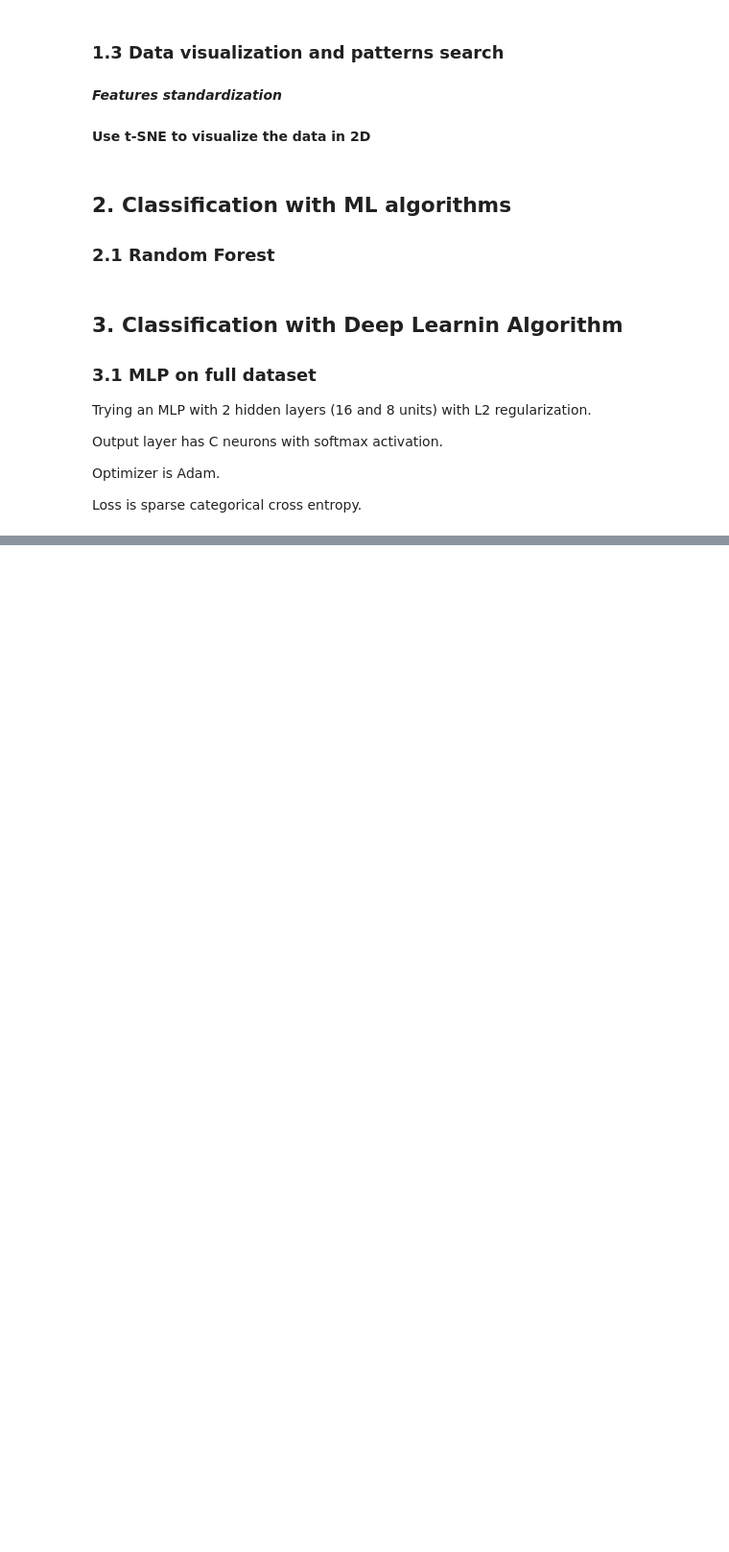
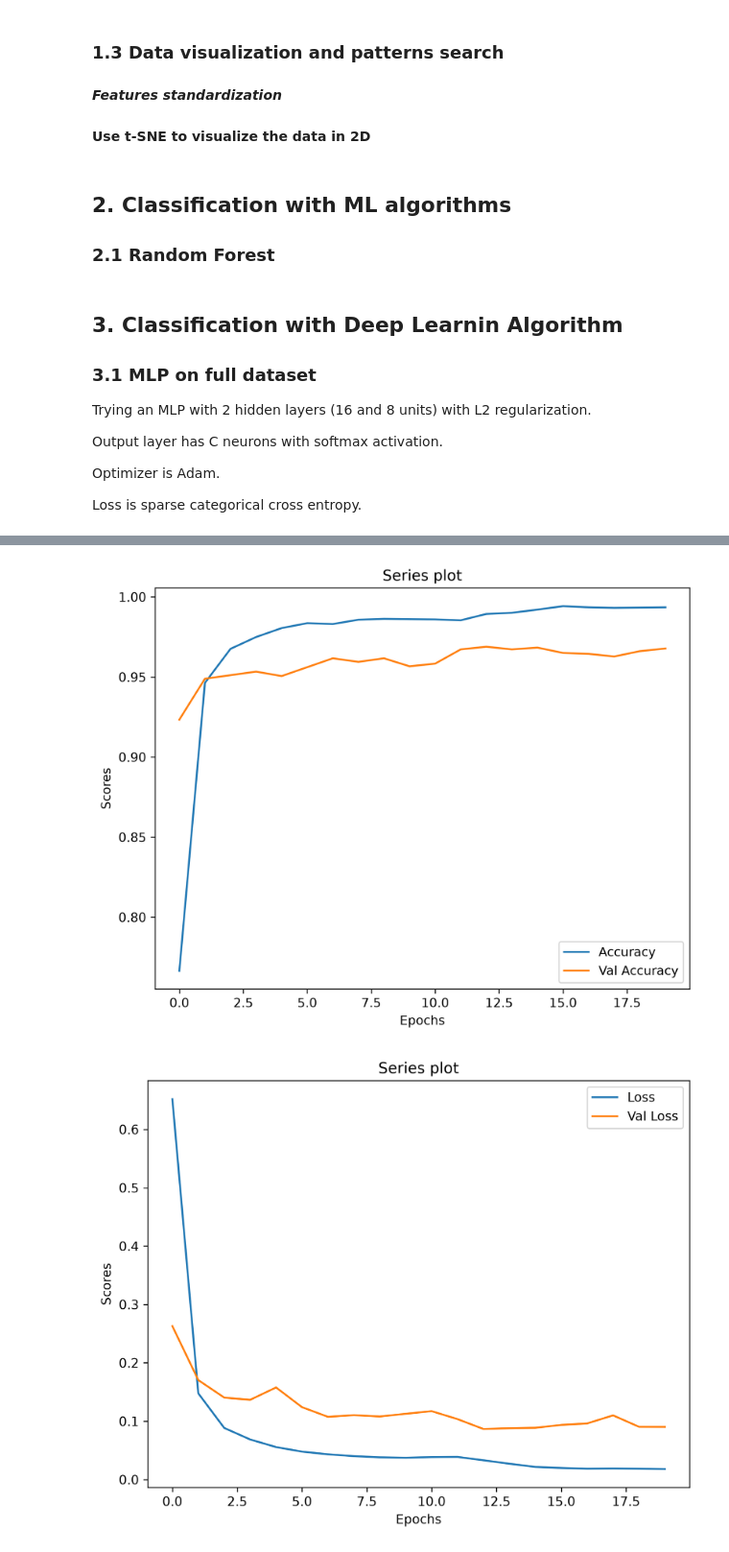
Before and after one commit to calogero-forte/HAR_AI, a Jupyter notebook: exam.ipynb, the cells around one changed output, grey strips where cells are left out. Shown at 96% size. Drawn from its saved outputs; the diff is of its cells as text; code cells hidden in the pictures; blank space fills up the shorter version.

```diff
--- a/exam.ipynb
+++ b/exam.ipynb
@@ -880,0 +992,10 @@ Epoch 10/10
+# %%
+
+history = best_history_from_json('./best_train_history.json')
+plot_series([ history['accuracy'], history['val_accuracy'] ], labels_i=['Accuracy', 'Val Accuracy'],
+    xlabel_i='Epochs', ylabel_i='Scores')
+plot_series([ history['loss'], history['val_loss'] ], labels_i=['Loss', 'Val Loss'],
+    xlabel_i='Epochs', ylabel_i='Scores')
+# %% [output]
+[figure, added]
+[figure, added]
```
Also changed, not shown: parts of 9 cells of this notebook, 8 other files.
